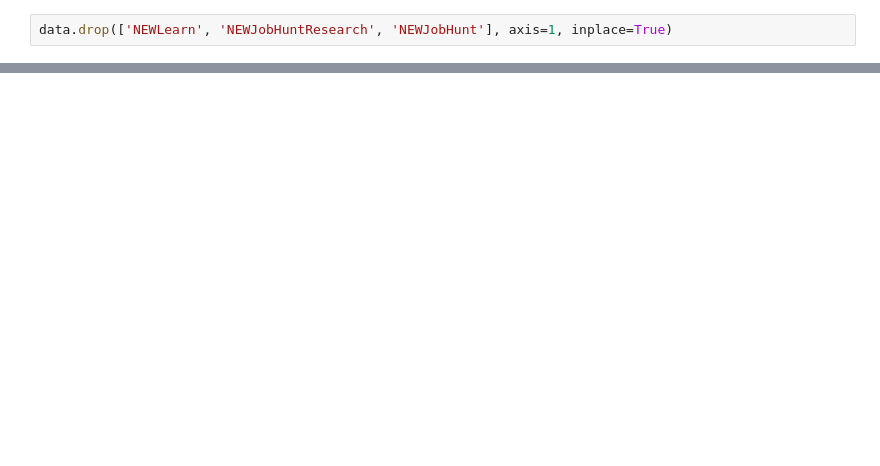
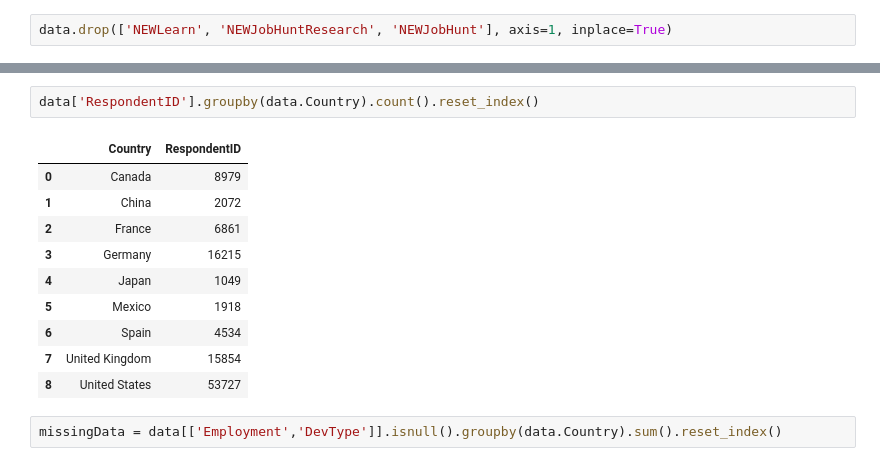
Before and after one commit to LiZoMark841619/Balazs1982, a Jupyter notebook: Jupyter_files/Codecademy_Projects/Stack_overflow_analysis/analysis.ipynb, the cells around one changed output, grey strips where cells are left out. Saved outputs shown, nothing was run; the diff lists cells and outputs as text; blank space fills up the shorter version.

```diff
--- a/Jupyter_files/Codecademy_Projects/Stack_overflow_analysis/analysis.ipynb
+++ b/Jupyter_files/Codecademy_Projects/Stack_overflow_analysis/analysis.ipynb
@@ -22,0 +93,15 @@ data.describe()
+# %%
+data['RespondentID'].groupby(data.Country).count().reset_index()
+# %% [output]
+|  | Country | RespondentID |
+| 0 | Canada | 8979 |
+| 1 | China | 2072 |
+| 2 | France | 6861 |
+| 3 | Germany | 16215 |
+| 4 | Japan | 1049 |
+| 5 | Mexico | 1918 |
+| 6 | Spain | 4534 |
+| 7 | United Kingdom | 15854 |
+| 8 | United States | 53727 |
+# %%
+missingData = data[['Employment','DevType']].isnull().groupby(data.Country).sum().reset_index()
```
Also changed, not shown: parts of 11 cells of this notebook.
